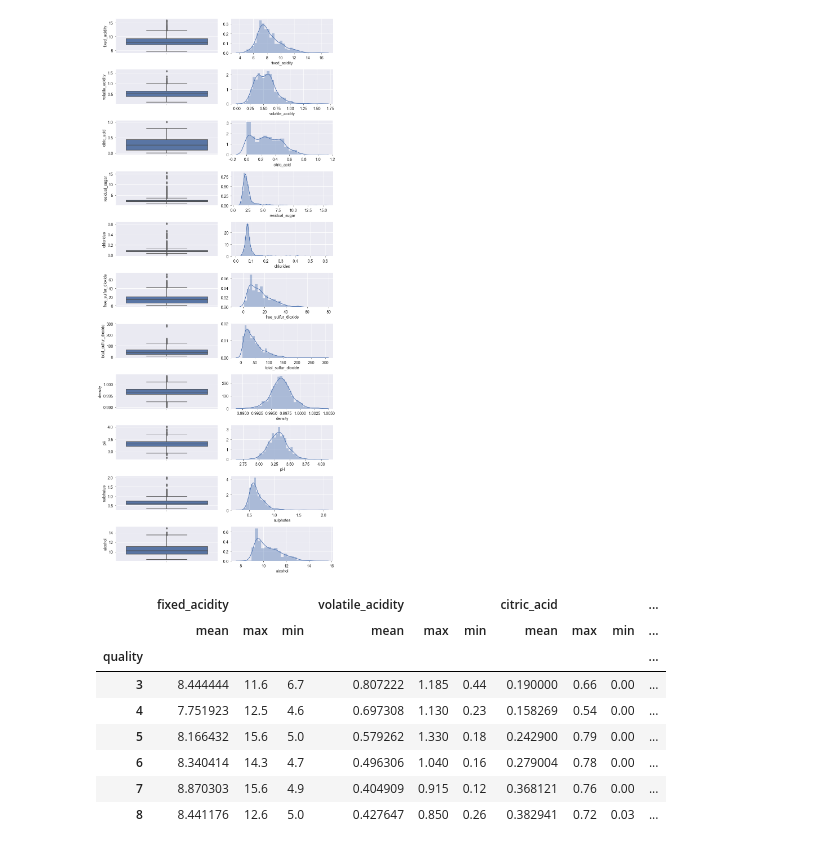
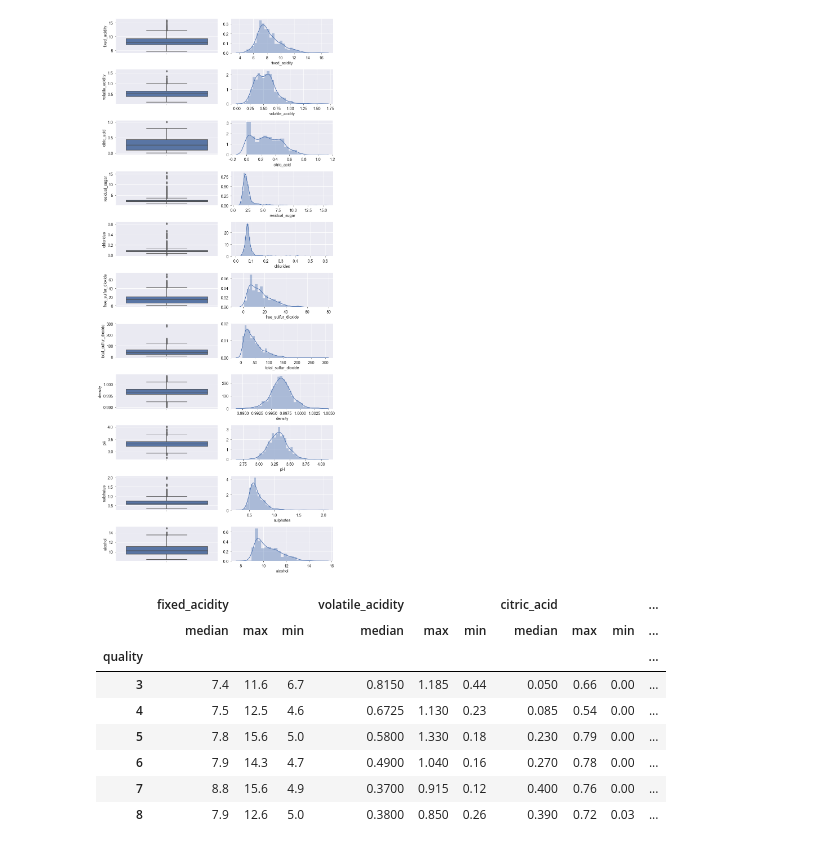
Before and after one commit to e-compagno/Wine, a Jupyter notebook: src/Wine_red.ipynb, the cells around one changed output. Cells and saved outputs as stored; diff of their text form; code cells hidden in the pictures.

```diff
--- a/src/Wine_red.ipynb
+++ b/src/Wine_red.ipynb
@@ -215,14 +215,14 @@ df = df[df['sulphates']< 1.5].copy()
 df = df[df['alcohol']< 14.5].copy()
 # %%
 # Analysis of the values in each class
-df.groupby('quality').agg(['mean', 'max', 'min'])
+df.groupby('quality').agg(['median', 'max', 'min'])
 # %% [output]
 |  | fixed_acidity |  |  | volatile_acidity |  |  | citric_acid |  |  | ... |
-|  | mean | max | min | mean | max | min | mean | max | min | ... |
+|  | median | max | min | median | max | min | median | max | min | ... |
 | quality |  |  |  |  |  |  |  |  |  | ... |
-| 3 | 8.444444 | 11.6 | 6.7 | 0.807222 | 1.185 | 0.44 | 0.190000 | 0.66 | 0.00 | ... |
-| 4 | 7.751923 | 12.5 | 4.6 | 0.697308 | 1.130 | 0.23 | 0.158269 | 0.54 | 0.00 | ... |
-| 5 | 8.166432 | 15.6 | 5.0 | 0.579262 | 1.330 | 0.18 | 0.242900 | 0.79 | 0.00 | ... |
-| 6 | 8.340414 | 14.3 | 4.7 | 0.496306 | 1.040 | 0.16 | 0.279004 | 0.78 | 0.00 | ... |
-| 7 | 8.870303 | 15.6 | 4.9 | 0.404909 | 0.915 | 0.12 | 0.368121 | 0.76 | 0.00 | ... |
-| 8 | 8.441176 | 12.6 | 5.0 | 0.427647 | 0.850 | 0.26 | 0.382941 | 0.72 | 0.03 | ... |
+| 3 | 7.4 | 11.6 | 6.7 | 0.8150 | 1.185 | 0.44 | 0.050 | 0.66 | 0.00 | ... |
+| 4 | 7.5 | 12.5 | 4.6 | 0.6725 | 1.130 | 0.23 | 0.085 | 0.54 | 0.00 | ... |
+| 5 | 7.8 | 15.6 | 5.0 | 0.5800 | 1.330 | 0.18 | 0.230 | 0.79 | 0.00 | ... |
+| 6 | 7.9 | 14.3 | 4.7 | 0.4900 | 1.040 | 0.16 | 0.270 | 0.78 | 0.00 | ... |
+| 7 | 8.8 | 15.6 | 4.9 | 0.3700 | 0.915 | 0.12 | 0.400 | 0.76 | 0.00 | ... |
+| 8 | 7.9 | 12.6 | 5.0 | 0.3800 | 0.850 | 0.26 | 0.390 | 0.72 | 0.03 | ... |
```
Also changed, not shown: parts of 2 cells of this notebook, 2 other files.
